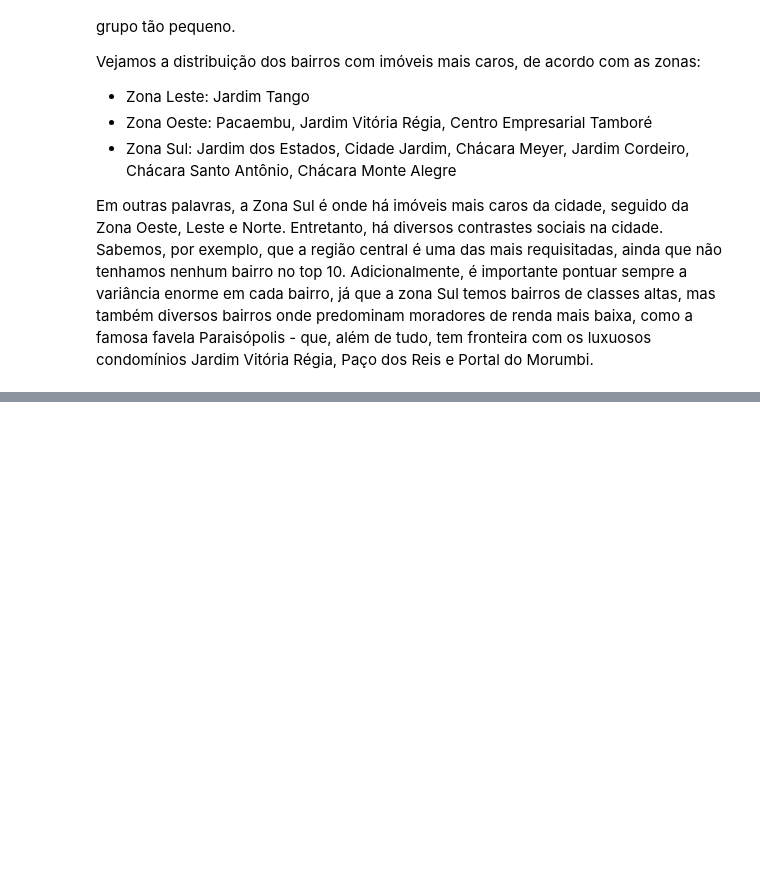
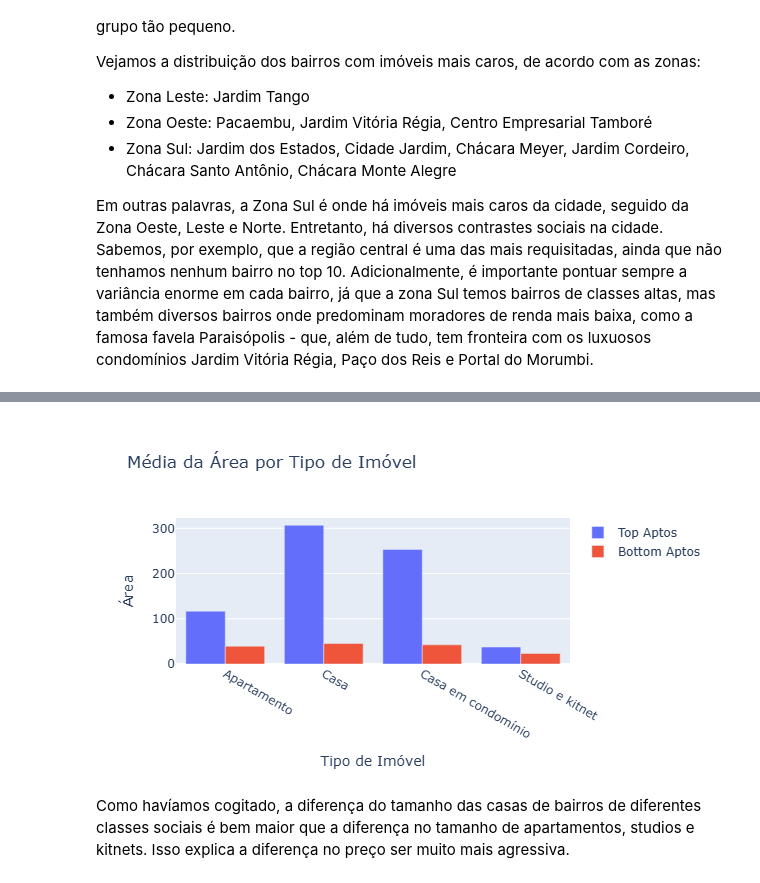
Before and after one commit to leonamcassemir0/analise-de-ponta, a Jupyter notebook: sao_paulo_housing_prices.ipynb, the cells around one changed output, grey strips where cells are left out. Saved outputs shown, nothing was run; the diff lists cells and outputs as text; code cells hidden in the pictures; blank space fills up the shorter version.

```diff
--- a/sao_paulo_housing_prices.ipynb
+++ b/sao_paulo_housing_prices.ipynb
@@ -682,0 +838,26 @@ Adicionalmente, é importante pontuar sempre a variância enorme em cada bairro,
+# %%
+rent_by_type_top = top_aptos.groupby('type')['area'].mean().reset_index()
+rent_by_type_bottom = bottom_aptos.groupby('type')['area'].mean().reset_index()
+
+fig = go.Figure()
+
+fig.add_trace(go.Bar(
+    x=rent_by_type_top['type'],
+    y=rent_by_type_top['area'],
+    name='Top Aptos'))
+
+fig.add_trace(go.Bar(
+    x=rent_by_type_bottom['type'],
+    y=rent_by_type_bottom['area'],
+    name='Bottom Aptos'))
+
+fig.update_layout(
+    title='Média da Área por Tipo de Imóvel',
+    xaxis_title='Tipo de Imóvel',
+    yaxis_title='Área')
+
+fig.show()
+# %% [output]
+[figure, added]
+# %% [markdown]
+Como havíamos cogitado, a diferença do tamanho das casas de bairros de diferentes classes sociais é bem maior que a diferença no tamanho de apartamentos, studios e kitnets. Isso explica a diferença no preço ser muito mais agressiva.
```
Also changed, not shown: parts of 16 cells of this notebook.
